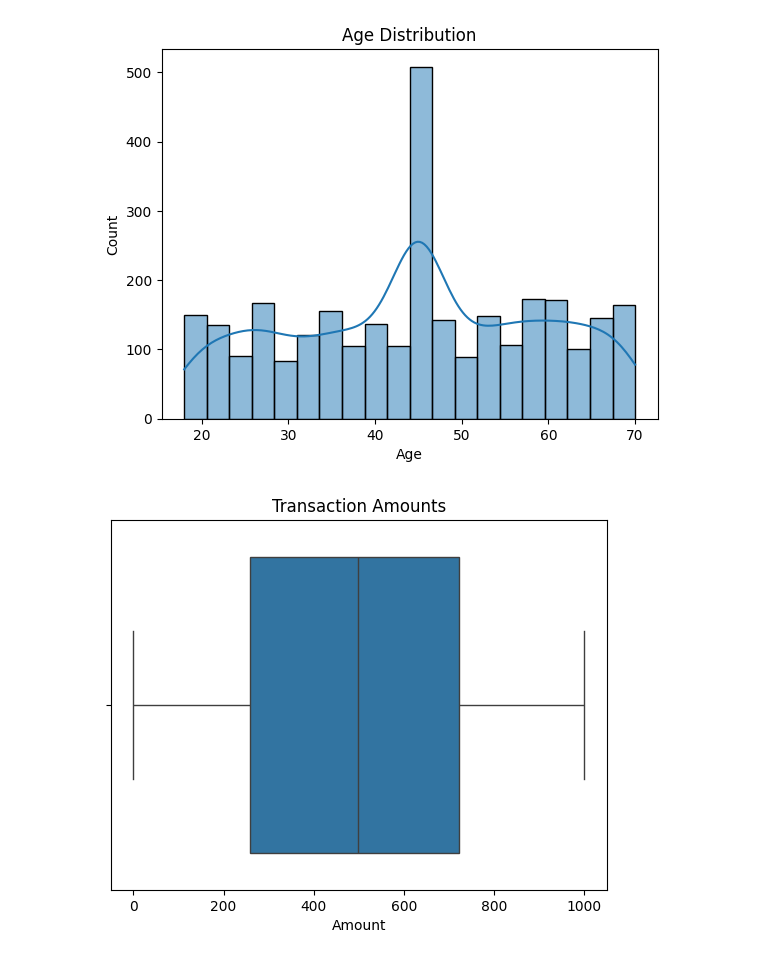
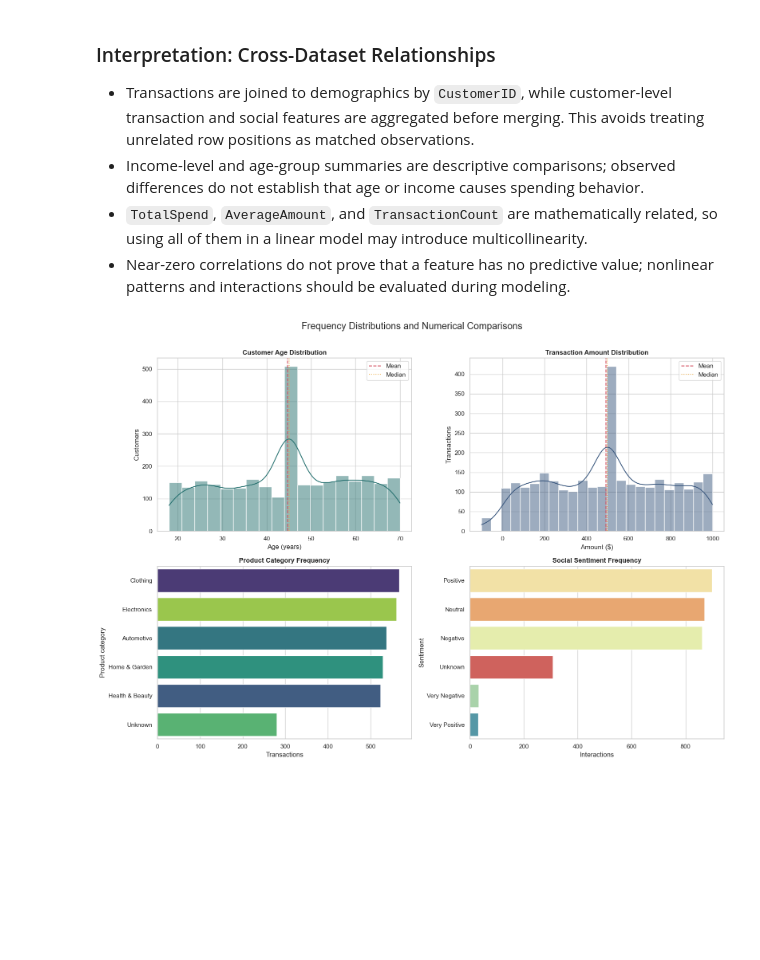
Before and after one commit to nix-cy/Milestone2, a Jupyter notebook: Task2_Preprocessing_FinMark.ipynb, the cells around one changed output. Cells and saved outputs as stored; diff of their text form; code cells hidden in the pictures; blank space fills up the shorter version.

```diff
--- a/Task2_Preprocessing_FinMark.ipynb
+++ b/Task2_Preprocessing_FinMark.ipynb
@@ -100,24 +255,35 @@ Name: Amount, dtype: float64
+# %% [markdown]
+### Interpretation: Cross-Dataset Relationships
+
+- Transactions are joined to demographics by `CustomerID`, while customer-level transaction and social features are aggregated before merging. This avoids treating unrelated row positions as matched observations.
+- Income-level and age-group summaries are descriptive comparisons; observed differences do not establish that age or income causes spending behavior.
+- `TotalSpend`, `AverageAmount`, and `TransactionCount` are mathematically related, so using all of them in a linear model may introduce multicollinearity.
+- Near-zero correlations do not prove that a feature has no predictive value; nonlinear patterns and interactions should be evaluated during modeling.
 # %%
-# Histogram of Age
-sns.histplot(segments['Age'], bins=20, kde=True)
-plt.title("Age Distribution")
+fig, axes = plt.subplots(2, 2, figsize=(16, 11))
+
+sns.histplot(segments, x="Age", bins=18, kde=True, color="#287271", ax=axes[0, 0])
+axes[0, 0].axvline(segments["Age"].mean(), color="#D1495B", linestyle="--", label="Mean")
+axes[0, 0].axvline(segments["Age"].median(), color="#EDAE49", linestyle=":", label="Median")
+axes[0, 0].set(title="Customer Age Distribution", xlabel="Age (years)", ylabel="Customers")
+axes[0, 0].legend()
+
+sns.histplot(transactions, x="Amount", bins=24, kde=True, color="#3D5A80", ax=axes[0, 1])
+axes[0, 1].axvline(transactions["Amount"].mean(), color="#D1495B", linestyle="--", label="Mean")
+axes[0, 1].axvline(transactions["Amount"].median(), color="#EDAE49", linestyle=":", label="Median")
+axes[0, 1].set(title="Transaction Amount Distribution", xlabel="Amount ($)", ylabel="Transactions")
+axes[0, 1].legend()
+
+product_order = transactions["ProductCategory"].value_counts().index
+sns.countplot(data=transactions, y="ProductCategory", order=product_order, hue="ProductCategory", palette="viridis", legend=False, ax=axes[1, 0])
+axes[1, 0].set(title="Product Category Frequency", xlabel="Transactions", ylabel="Product category")
+
+sentiment_order = social["Sentiment"].value_counts().index
+sns.countplot(data=social, y="Sentiment", order=sentiment_order, hue="Sentiment", palette="Spectral", legend=False, ax=axes[1, 1])
+axes[1, 1].set(title="Social Sentiment Frequency", xlabel="Interactions", ylabel="Sentiment")
+
+fig.suptitle("Frequency Distributions and Numerical Comparisons", fontsize=17, y=1.01)
+plt.tight_layout()
 plt.show()
-
-# Boxplot of Transaction Amounts
-sns.boxplot(x=transactions['Amount'])
-plt.title("Transaction Amounts")
-plt.show()
-
-# Bar chart of Product Categories 1
-sns.countplot(x=transactions['ProductCategory'])
-plt.title("Product Category Frequency")
-plt.xticks(rotation=45)
-plt.show()
-
-# Sentiment distribution
-sns.countplot(x=social['Sentiment'])
-plt.title("Sentiment Distribution")
-plt.show()
 # %% [output]
-[figure, old version]
+[figure, new version]
-[figure, removed]
```
Also changed, not shown: parts of 14 cells of this notebook, 2 other files.
